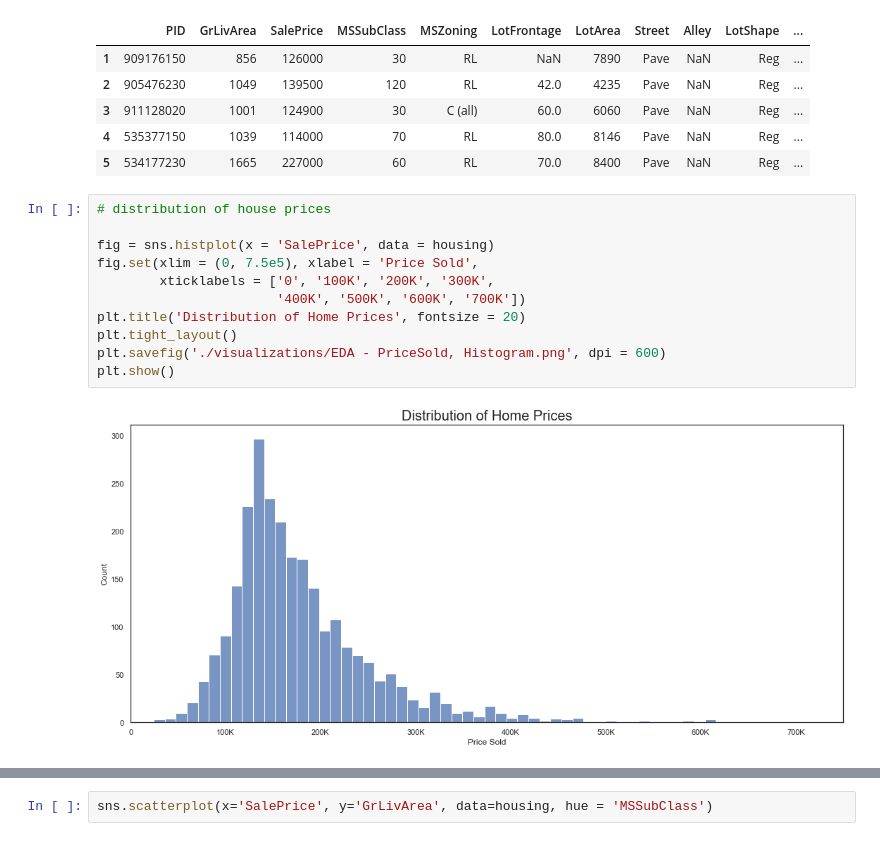
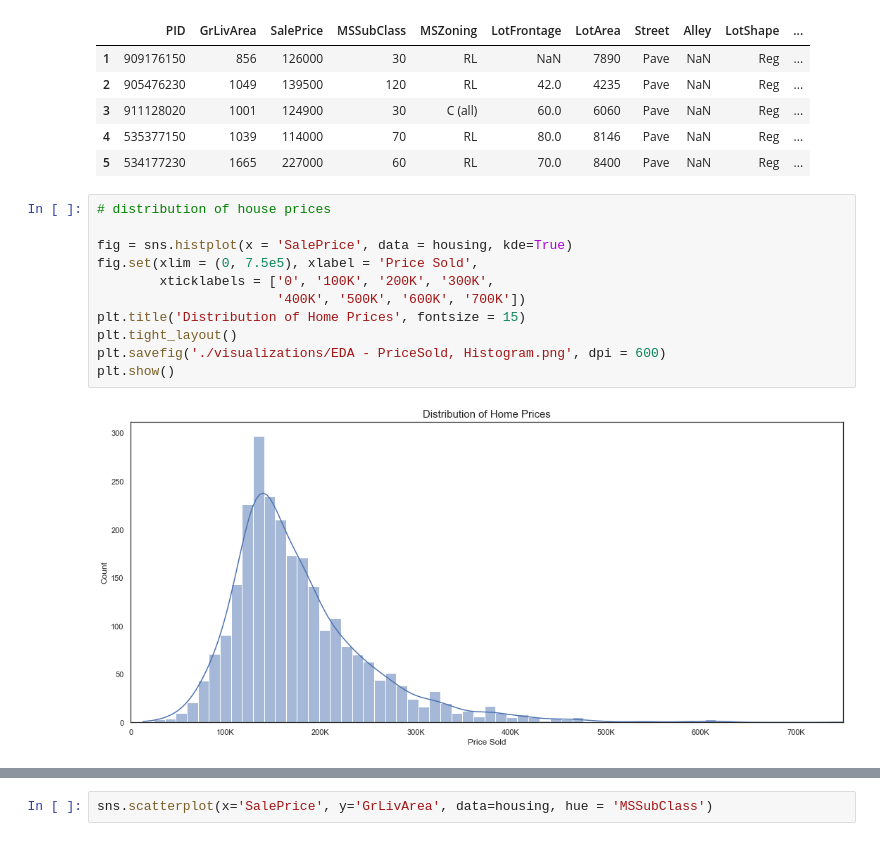
Before and after one commit to danielosetiawan/Ames_Housing_ML, a Jupyter notebook: DS - Ames.ipynb, the cells around one changed output, grey strips where cells are left out. Drawn from its saved outputs; the diff is of its cells as text.

```diff
--- a/DS - Ames.ipynb
+++ b/DS - Ames.ipynb
@@ -147,16 +143,16 @@ housing.head()
 # %%
 # distribution of house prices
 
-fig = sns.histplot(x = 'SalePrice', data = housing)
+fig = sns.histplot(x = 'SalePrice', data = housing, kde=True)
 fig.set(xlim = (0, 7.5e5), xlabel = 'Price Sold',
         xticklabels = ['0', '100K', '200K', '300K',
                        '400K', '500K', '600K', '700K'])
-plt.title('Distribution of Home Prices', fontsize = 20)
+plt.title('Distribution of Home Prices', fontsize = 15)
 plt.tight_layout()
 plt.savefig('./visualizations/EDA - PriceSold, Histogram.png', dpi = 600)
 plt.show()
 # %% [output]
-[figure, old version]
+[figure, new version]
 # %%
 # seasonal prices by year
 
```
Also changed, not shown: parts of 16 cells of this notebook, 5 other files.
